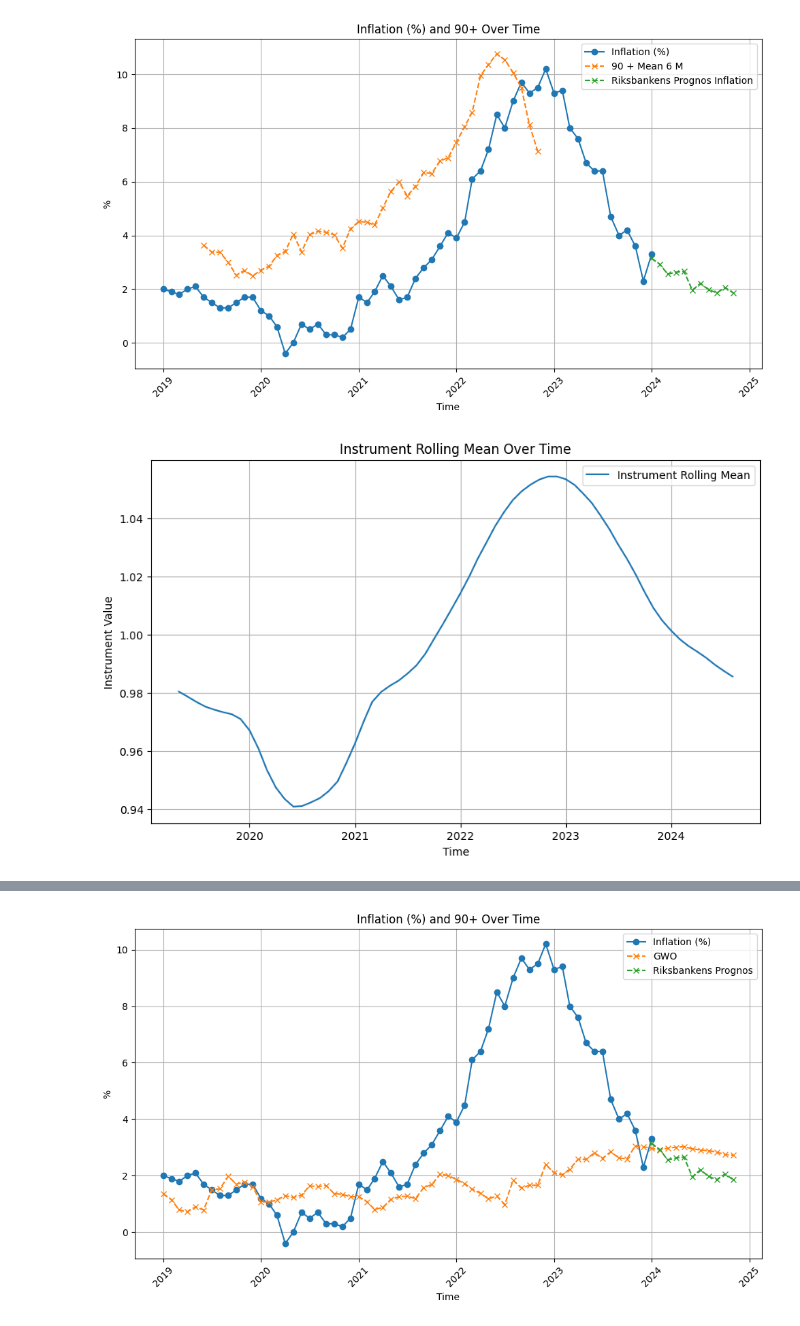
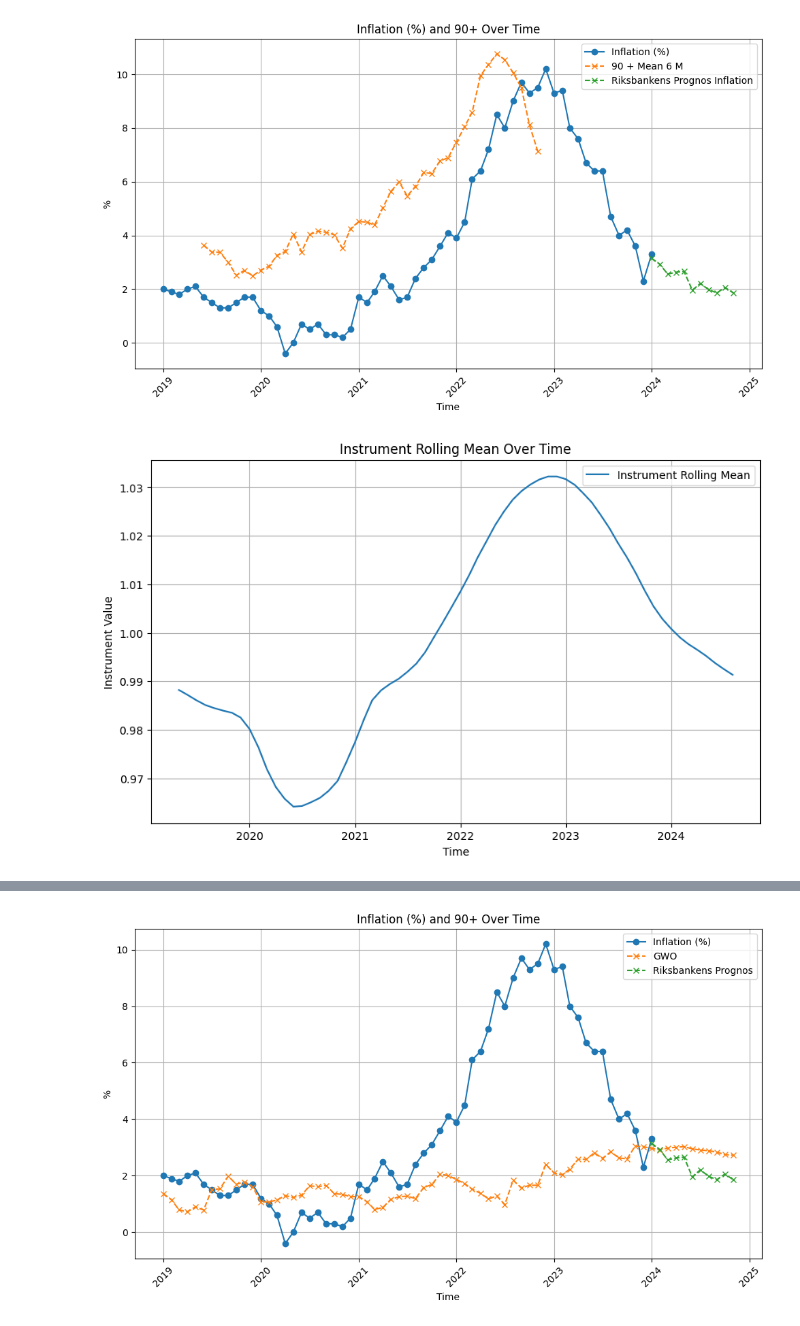
Before and after one commit to AndreasNilssonNstart/Behavior_Scorecard-DATA-223, a Jupyter notebook: 2. Code/Macro ECL.ipynb, the cells around one changed output, grey strips where cells are left out. Drawn from its saved outputs; the diff is of its cells as text; code cells hidden in the pictures.

```diff
--- a/2. Code/Macro ECL.ipynb
+++ b/2. Code/Macro ECL.ipynb
@@ -13,6 +13,9 @@ path = "/Users/andreasnilsson/Library/CloudStorage/OneDrive-Nstart/Skrivbordet/R
 os.chdir(path)
 # %%
 df = pd.read_excel('MacroData 2024.xlsx',sheet_name='Data')
+
+# Shift dates to the last day of the month
+df['Date'] = df['Date'] + pd.offsets.MonthEnd()
 # %%
 df = df[  (df.Date  >= '2019-01-01' ) & (df.Date  <= '2024-11-01' ) ]
 
@@ -117,32 +120,32 @@ import matplotlib.pyplot as plt
 
 # Assuming 'df' is your DataFrame
 
 # Create a lagged version of 'Inflation (%) Mean All' by 6 steps
 df['Inflation (%) Mean All Lagged'] = df['Inflation (%) Mean All'].shift(-3)
 
 # Use the lagged version for calculations
 df['Instrument'] = df['Inflation (%) Mean All Lagged']**(1/3)  # Adjusted to use the lagged column
 
 
 # Calculate the mean of the 'Instrument' column
 instrument_mean = df['Instrument'].mean()
 
 # Divide the 'Instrument' column by its mean to normalize it
 df['Instrument Normalized'] = df['Instrument'] / instrument_mean
 
 # Calculate rolling mean with a window of 3 on the 'Instrument' column
 df['Instrument Rolling Mean'] = df['Instrument Normalized'].rolling(window=3).mean()
 
-df['Instrument Rolling Mean'] = df['Instrument Rolling Mean']**(1/6)
+df['Instrument Rolling Mean'] = df['Instrument Rolling Mean']**(1/10)
 
 # Plot the rolling mean of 'Instrument'
 plt.figure(figsize=(10, 6))  # Set the figure size for better readability
 plt.plot(df['Instrument Rolling Mean'], label='Instrument Rolling Mean')  # Plot 'Instrument Rolling Mean'
 plt.title('Instrument Rolling Mean Over Time')  # Set the plot title
 plt.xlabel('Time')  # Set the x-axis label (adjust if you have a specific time column)
 plt.ylabel('Instrument Value')  # Set the y-axis label
 plt.legend()  # Show legend
 plt.grid(True)  # Show grid for better readability
 plt.show()  # Display the plot
 # %% [output]
-[figure, old version]
+[figure, new version]
```
Also changed, not shown: parts of 2 cells of this notebook, 5 other files.
